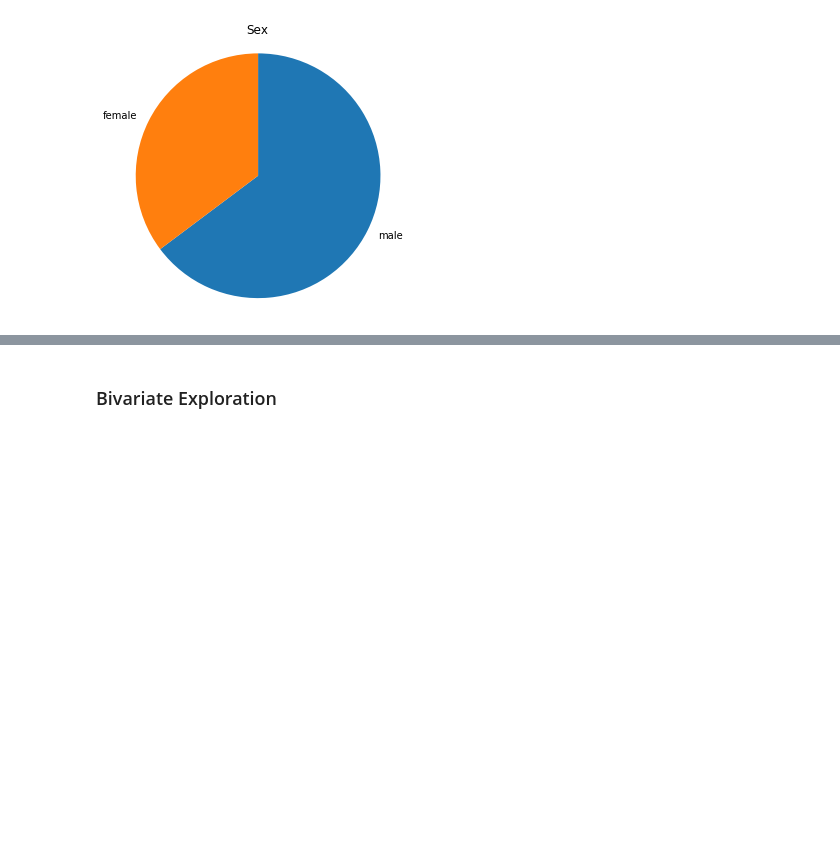
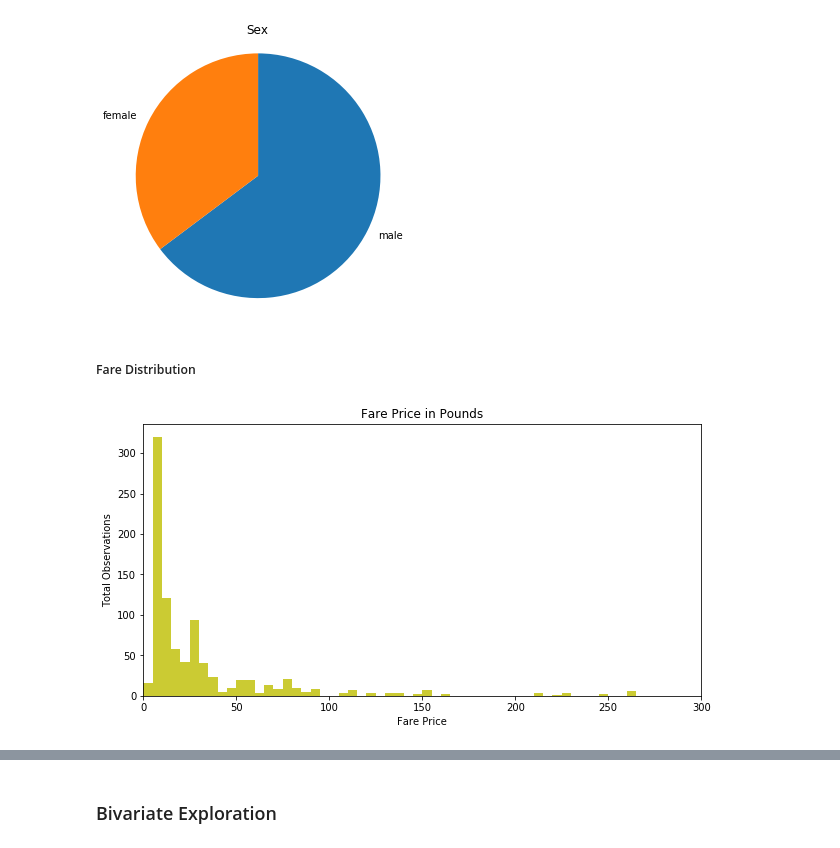
Before and after one commit to eduardopd/kaggle-titanic, a Jupyter notebook: kaggle-titanic.ipynb, the cells around one changed output, grey strips where cells are left out. Cells and saved outputs as stored; diff of their text form; code cells hidden in the pictures; blank space fills up the shorter version.

Commit message:
feat: age, fare distributions
Age different than zero and Fare in pounds were added with the respective graphs plotted.

```diff
--- a/kaggle-titanic.ipynb
+++ b/kaggle-titanic.ipynb
@@ -97,3 +97,22 @@ def pie_sex():
 pie_sex()
 # %% [output]
 [figure]
+# %% [markdown]
+##### Fare Distribution
+# %%
+binsize = 5
+bins = np.arange(0, train['Fare'].max()+binsize, binsize)
+
+def graph():
+    plt.hist(data = train, alpha=0.8, facecolor='y', x = 'Fare', bins = bins)
+
+plt.figure(figsize=[10,5])
+plt.title('Fare Price in Pounds')
+plt.ylabel('Total Observations')
+plt.xlabel('Fare Price')
+plt.xlim([0, 300])
+
+
+plt.show(graph());
+# %% [output]
+[figure, added]
```
Also changed, not shown: parts of 7 cells of this notebook.
